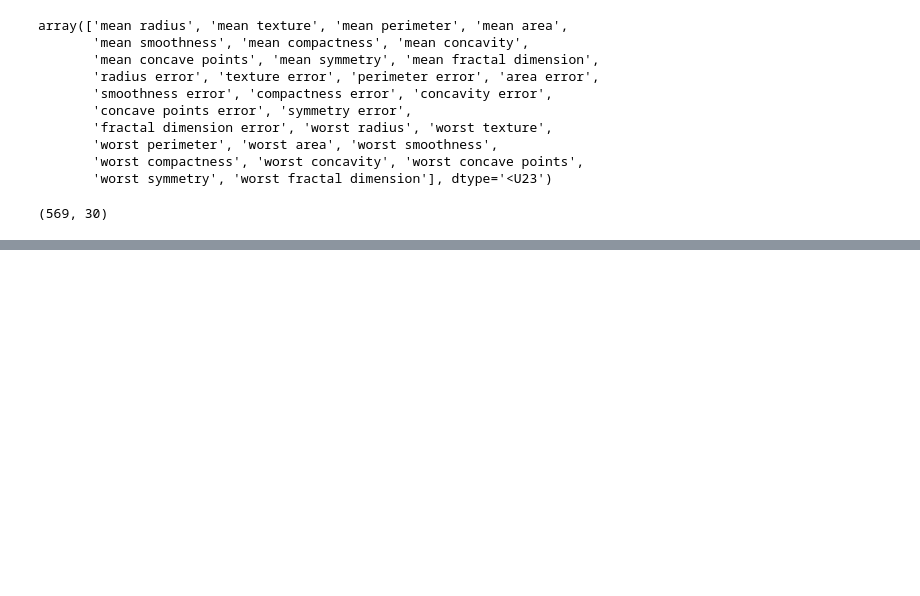
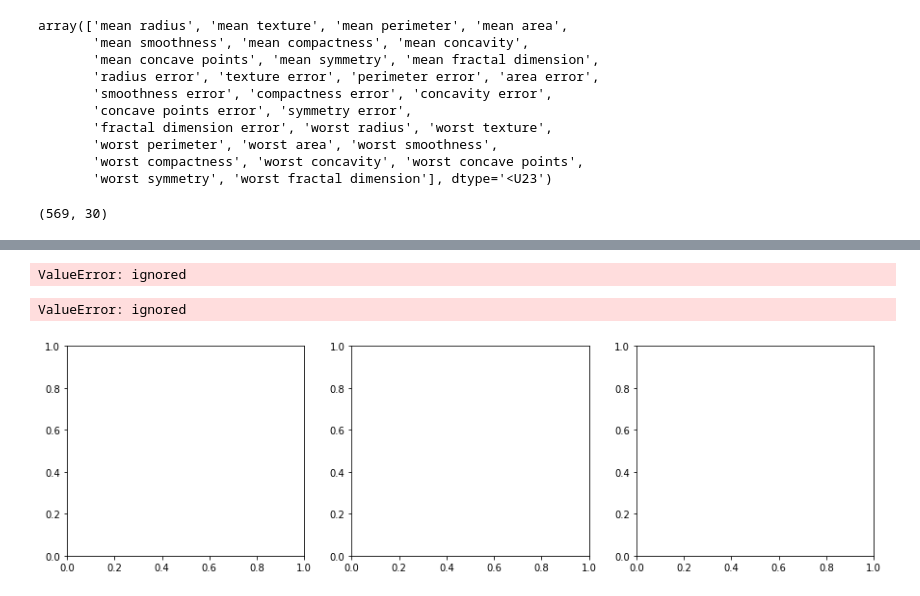
Before and after one commit to LeeJiHoon1125/Lee-Ji-Hoon, a Jupyter notebook: 이지훈7강8강.ipynb, the cells around one changed output, grey strips where cells are left out. Saved outputs shown, nothing was run; the diff lists cells and outputs as text; code cells hidden in the pictures; blank space fills up the shorter version.

```diff
--- a/이지훈7강8강.ipynb
+++ b/이지훈7강8강.ipynb
@@ -244,0 +368,2 @@ cancer.data.shape
+# %%
+x_train, x_test, y_train, y_test = train_test_split(x,y,random_state=0)
@@ -244,0 +386,25 @@ cancer.data.shape
+# %%
+reg = KNeighborsRegressor(n_neighbors=3)
+reg.fit(x_train, y_train)
+plt.plot(line, reg.predict(line), label='KNN')
+plt.plot(x_train, y_train, 'ko', label='Training')
+plt.plot(x_test, y_test, 'kx', label = 'Test')
+plt.show()
+# %% [output]
+ValueError: ignored
+# %%
+fig, axes = plt.subplots(1,3, figsize=(15,4))
+line = np.linspace(-3,3,10).reshape(-1,1)
+for n_neighbors, ax in zip([1,3,9],axes):
+  reg = KNeighborsRegressor(n_neighbors=n_neighbors)
+  reg.fit(x_train, y_train)
+  ax.plot(line, reg.predict(line), label='KNN')
+  ax.plot(x_train, y_train, 'ko', label = 'Training')
+  ax.plot(x_test, y_test, 'kx', label = 'Test')
+  ax.set_title('KNN {}-neighbors, score: {:2,f}'.format(n_neighbors, reg.score(x_test,y_test)))
+  ax.set_xlabel("X")
+  ax.set_ylabel("Y")
+  ax.legend()
+# %% [output]
+ValueError: ignored
+[figure, added]
```
Also changed, not shown: parts of 25 cells of this notebook.
